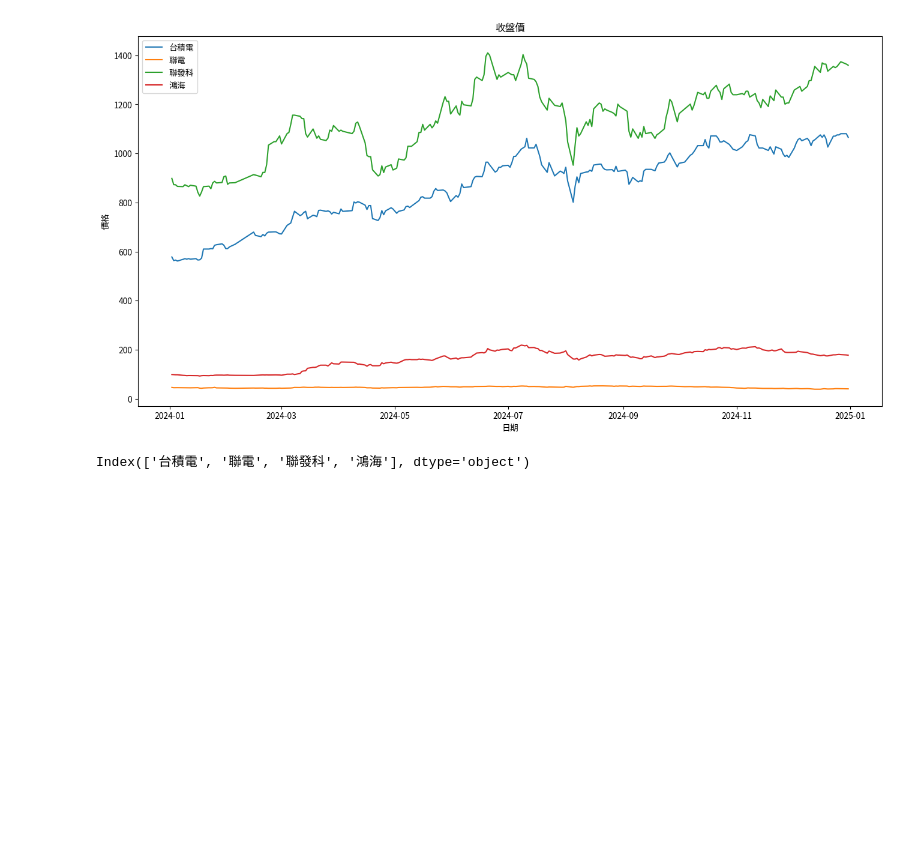
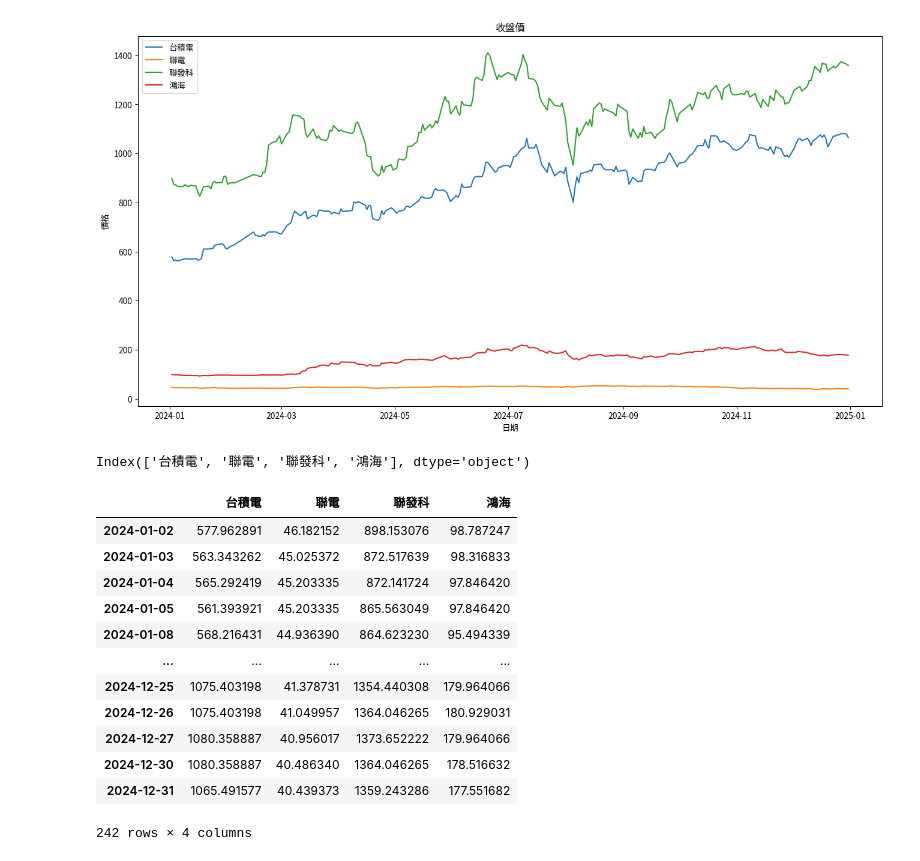
Before and after one commit to Bondsyang/bondsyang_0625, a Jupyter notebook: lesson18/lesson18_2.ipynb, the cells around one changed output. Drawn from its saved outputs; the diff is of its cells as text; code cells hidden in the pictures; blank space fills up the shorter version.

```diff
--- a/lesson18/lesson18_2.ipynb
+++ b/lesson18/lesson18_2.ipynb
@@ -181,3 +181,19 @@ ax.legend()
 close_prices_df.columns
 # %% [output]
 Index(['台積電', '聯電', '聯發科', '鴻海'], dtype='object')
+# %%
+close_prices_df
+# %% [output]
+|  | 台積電 | 聯電 | 聯發科 | 鴻海 |
+| 2024-01-02 | 577.962891 | 46.182152 | 898.153076 | 98.787247 |
+| 2024-01-03 | 563.343262 | 45.025372 | 872.517639 | 98.316833 |
+| 2024-01-04 | 565.292419 | 45.203335 | 872.141724 | 97.846420 |
+| 2024-01-05 | 561.393921 | 45.203335 | 865.563049 | 97.846420 |
+| 2024-01-08 | 568.216431 | 44.936390 | 864.623230 | 95.494339 |
+| ... | ... | ... | ... | ... |
+| 2024-12-25 | 1075.403198 | 41.378731 | 1354.440308 | 179.964066 |
+| 2024-12-26 | 1075.403198 | 41.049957 | 1364.046265 | 180.929031 |
+| 2024-12-27 | 1080.358887 | 40.956017 | 1373.652222 | 179.964066 |
+| 2024-12-30 | 1080.358887 | 40.486340 | 1364.046265 | 178.516632 |
+| 2024-12-31 | 1065.491577 | 40.439373 | 1359.243286 | 177.551682 |
+242 rows × 4 columns
```
Also changed, not shown: parts of 3 cells of this notebook.
